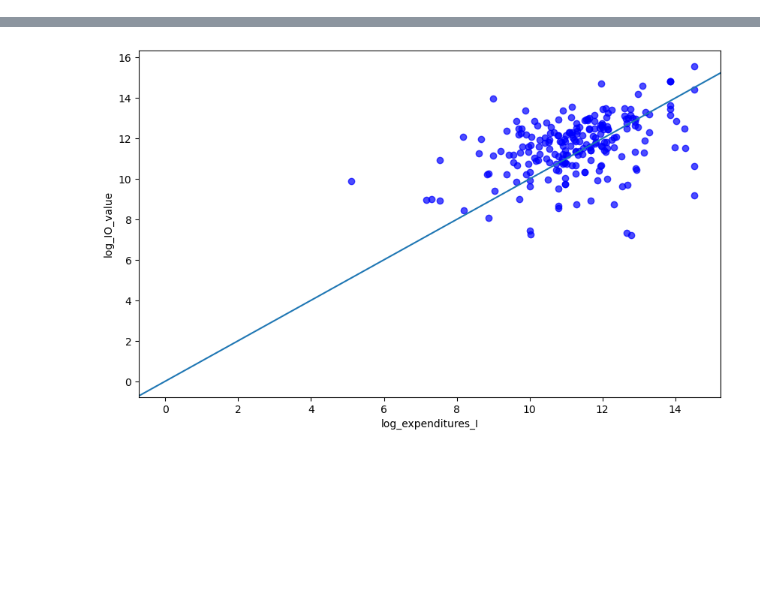
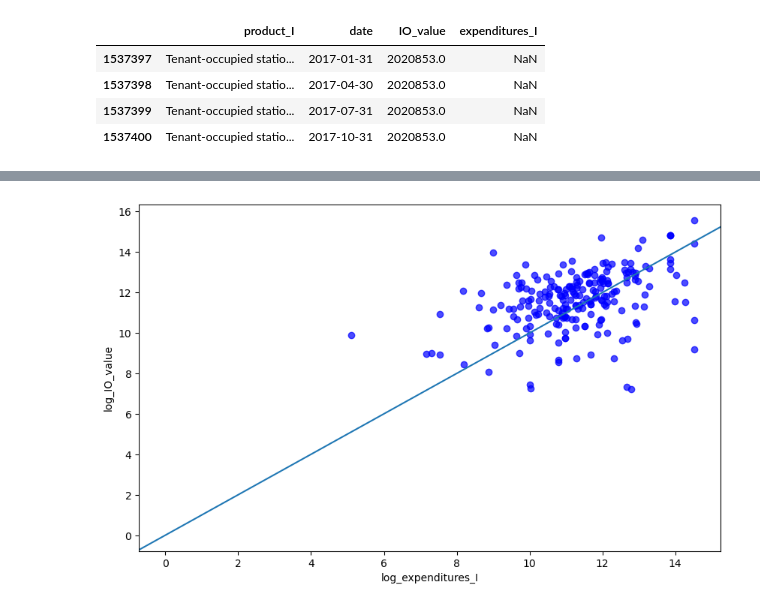
Before and after one commit to emilyfu1/shocks_productionnetworks, a Jupyter notebook: mergechecks.ipynb, the cells around one changed output, grey strips where cells are left out. Drawn from its saved outputs; the diff is of its cells as text; code cells hidden in the pictures; blank space fills up the shorter version.

```diff
--- a/mergechecks.ipynb
+++ b/mergechecks.ipynb
@@ -47,0 +108,9 @@ plt.savefig(path_figures + 'merge_check\\expenditures.pdf')
+# %%
+# for some reason min_count isnt working
+data2017[data2017['product_I'].str.contains('Tenant-occupied stationary homes')]
+# %% [output]
+|  | product_I | date | IO_value | expenditures_I |
+| 1537397 | Tenant-occupied statio... | 2017-01-31 | 2020853.0 | NaN |
+| 1537398 | Tenant-occupied statio... | 2017-04-30 | 2020853.0 | NaN |
+| 1537399 | Tenant-occupied statio... | 2017-07-31 | 2020853.0 | NaN |
+| 1537400 | Tenant-occupied statio... | 2017-10-31 | 2020853.0 | NaN |
```
Also changed, not shown: parts of 8 cells of this notebook.
